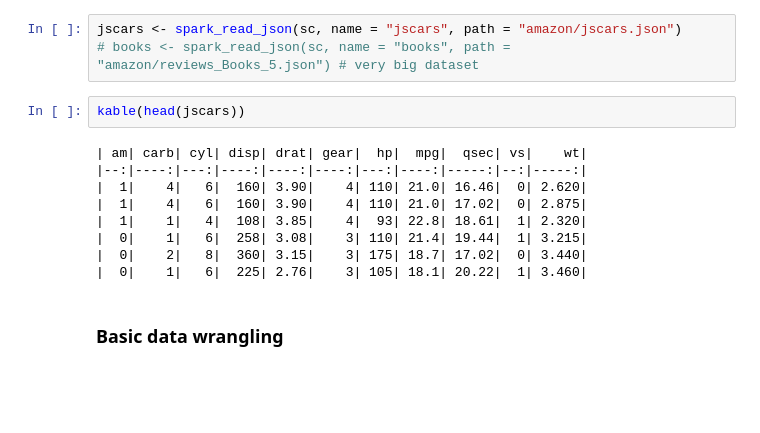
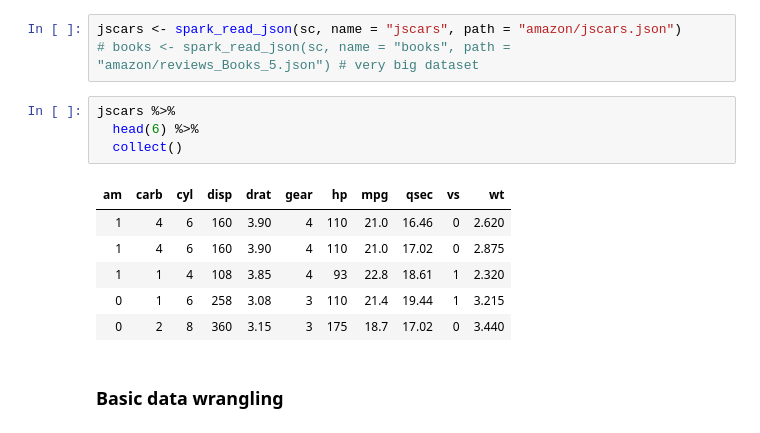
Before and after one commit to aurora-mareviv/sparklyr_test, a Jupyter notebook: sparklyr_test.ipynb, the cells around one changed output. Cells and saved outputs as stored; diff of their text form; blank space fills up the shorter version.

```diff
--- a/sparklyr_test.ipynb
+++ b/sparklyr_test.ipynb
@@ -114,17 +114,17 @@ The data `jscars.json` is the `mtcars` dataset saved in a JSON format.
 # %%
 jscars <- spark_read_json(sc, name = "jscars", path = "amazon/jscars.json")
 # books <- spark_read_json(sc, name = "books", path = "amazon/reviews_Books_5.json") # very big dataset
-# %%
-kable(head(jscars))
-# %% [output]
-| am| carb| cyl| disp| drat| gear|  hp|  mpg|  qsec| vs|    wt|
-|--:|----:|---:|----:|----:|----:|---:|----:|-----:|--:|-----:|
-|  1|    4|   6|  160| 3.90|    4| 110| 21.0| 16.46|  0| 2.620|
-|  1|    4|   6|  160| 3.90|    4| 110| 21.0| 17.02|  0| 2.875|
-|  1|    1|   4|  108| 3.85|    4|  93| 22.8| 18.61|  1| 2.320|
-|  0|    1|   6|  258| 3.08|    3| 110| 21.4| 19.44|  1| 3.215|
-|  0|    2|   8|  360| 3.15|    3| 175| 18.7| 17.02|  0| 3.440|
-|  0|    1|   6|  225| 2.76|    3| 105| 18.1| 20.22|  1| 3.460|
+# %%
+jscars %>%
+  head(6) %>%
+  collect()
+# %% [output]
+| am | carb | cyl | disp | drat | gear | hp | mpg | qsec | vs | wt |
+| 1 | 4 | 6 | 160 | 3.90 | 4 | 110 | 21.0 | 16.46 | 0 | 2.620 |
+| 1 | 4 | 6 | 160 | 3.90 | 4 | 110 | 21.0 | 17.02 | 0 | 2.875 |
+| 1 | 1 | 4 | 108 | 3.85 | 4 | 93 | 22.8 | 18.61 | 1 | 2.320 |
+| 0 | 1 | 6 | 258 | 3.08 | 3 | 110 | 21.4 | 19.44 | 1 | 3.215 |
+| 0 | 2 | 8 | 360 | 3.15 | 3 | 175 | 18.7 | 17.02 | 0 | 3.440 |
 # %% [markdown]
 ### Basic data wrangling
 # %% [markdown]
```
Also changed, not shown: parts of 3 cells of this notebook, 1 other file.
